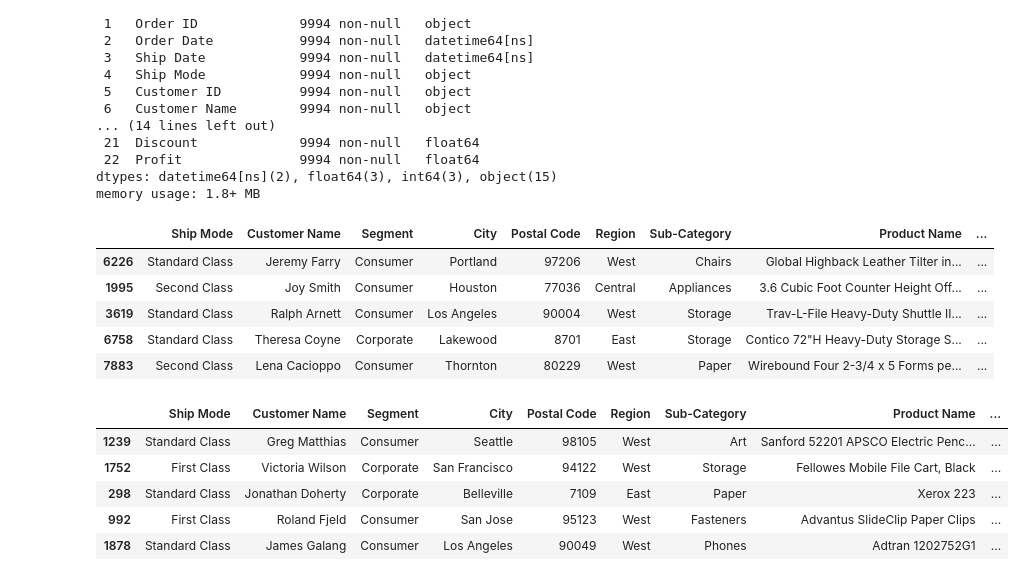
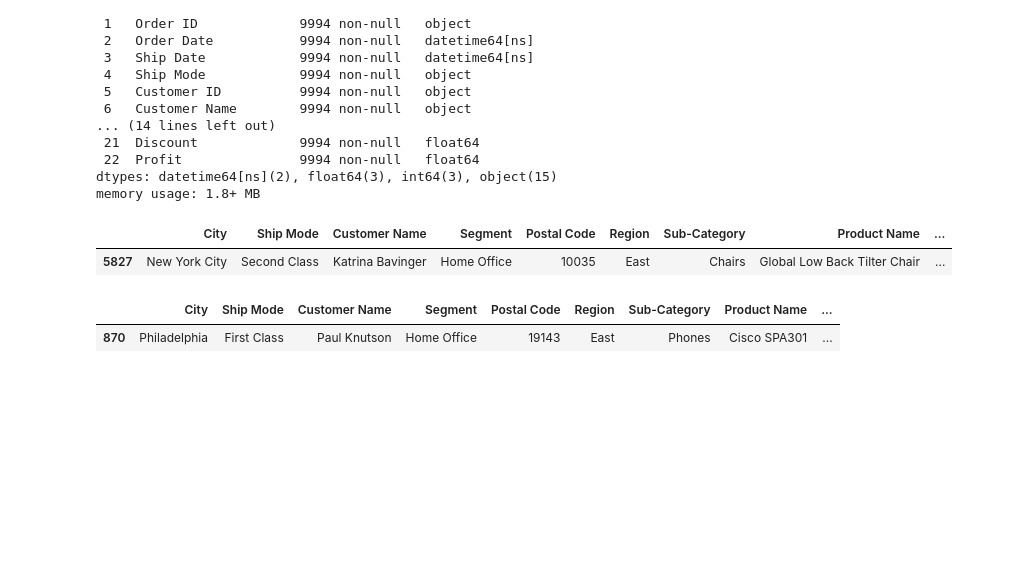
Before and after one commit to Sain-Kai/Return-Prediction-ML, a Jupyter notebook: Return prediction Logic.ipynb, the cells around one changed output. Cells and saved outputs as stored; diff of their text form; code cells hidden in the pictures; blank space fills up the shorter version.

```diff
--- a/Return prediction Logic.ipynb
+++ b/Return prediction Logic.ipynb
@@ -37,34 +33,26 @@ Data columns (total 23 columns):
 dtypes: datetime64[ns](2), float64(3), int64(3), object(15)
 memory usage: 1.8+ MB
 # %%
-target = db.iloc[:,[4,6,7,9,11,12] + list(range(16,22))].copy()
+target = db.iloc[:,[9,4,6,7,11,12] + list(range(16,22))].copy()
 # %%
 target['Duration'] =db['Ship Date']-db['Order Date']
-target['Ship Day'] = db['Ship Date'].dt.dayofweek
+target['Ship Day'] = db['Ship Date'].dt.day
 target['Ship Month']= db['Ship Date'].dt.month
 target['Order Month'] = db['Order Date'].dt.month
-target.sample(5)
+target.sample()
 # %% [output]
-|  | Ship Mode | Customer Name | Segment | City | Postal Code | Region | Sub-Category | Product Name | ... |
-| 6226 | Standard Class | Jeremy Farry | Consumer | Portland | 97206 | West | Chairs | Global Highback Leather Tilter in... | ... |
-| 1995 | Second Class | Joy Smith | Consumer | Houston | 77036 | Central | Appliances | 3.6 Cubic Foot Counter Height Off... | ... |
-| 3619 | Standard Class | Ralph Arnett | Consumer | Los Angeles | 90004 | West | Storage | Trav-L-File Heavy-Duty Shuttle II... | ... |
-| 6758 | Standard Class | Theresa Coyne | Corporate | Lakewood | 8701 | East | Storage | Contico 72"H Heavy-Duty Storage S... | ... |
-| 7883 | Second Class | Lena Cacioppo | Consumer | Thornton | 80229 | West | Paper | Wirebound Four 2-3/4 x 5 Forms pe... | ... |
+|  | City | Ship Mode | Customer Name | Segment | Postal Code | Region | Sub-Category | Product Name | ... |
+| 5827 | New York City | Second Class | Katrina Bavinger | Home Office | 10035 | East | Chairs | Global Low Back Tilter Chair | ... |
 # %%
 target['Returned']=db['Returned'].map({'Yes':1,'Not':0})
 def extract_brand(product_name):
     if isinstance(product_name,str):
         return product_name.split()[0].strip(",").title()
     return "Unknown"
 target['Brand']=target['Product Name'].apply(extract_brand)
 target['Duration']=target['Duration'].dt.days
-target.sample(5)
+target.sample()
 # %% [output]
-|  | Ship Mode | Customer Name | Segment | City | Postal Code | Region | Sub-Category | Product Name | ... |
-| 1239 | Standard Class | Greg Matthias | Consumer | Seattle | 98105 | West | Art | Sanford 52201 APSCO Electric Penc... | ... |
-| 1752 | First Class | Victoria Wilson | Corporate | San Francisco | 94122 | West | Storage | Fellowes Mobile File Cart, Black | ... |
-| 298 | Standard Class | Jonathan Doherty | Corporate | Belleville | 7109 | East | Paper | Xerox 223 | ... |
-| 992 | First Class | Roland Fjeld | Consumer | San Jose | 95123 | West | Fasteners | Advantus SlideClip Paper Clips | ... |
-| 1878 | Standard Class | James Galang | Consumer | Los Angeles | 90049 | West | Phones | Adtran 1202752G1 | ... |
+|  | City | Ship Mode | Customer Name | Segment | Postal Code | Region | Sub-Category | Product Name | ... |
+| 870 | Philadelphia | First Class | Paul Knutson | Home Office | 19143 | East | Phones | Cisco SPA301 | ... |
 # %%
```
Also changed, not shown: parts of 8 cells of this notebook.
